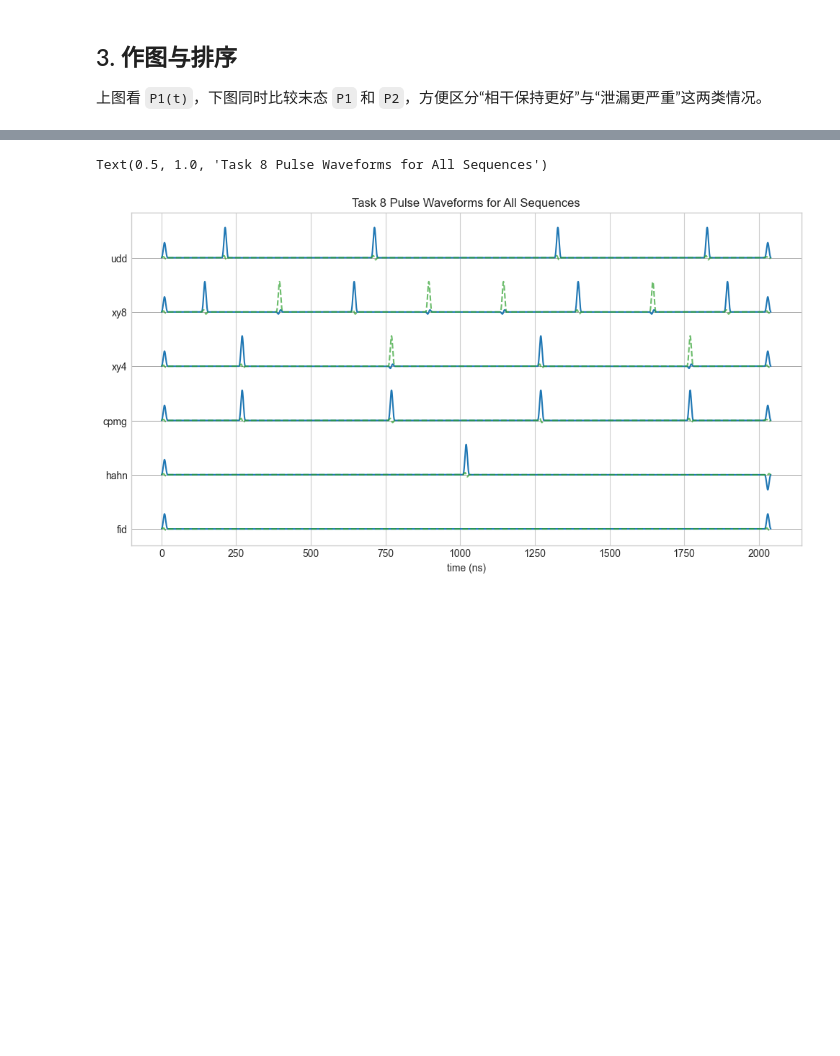
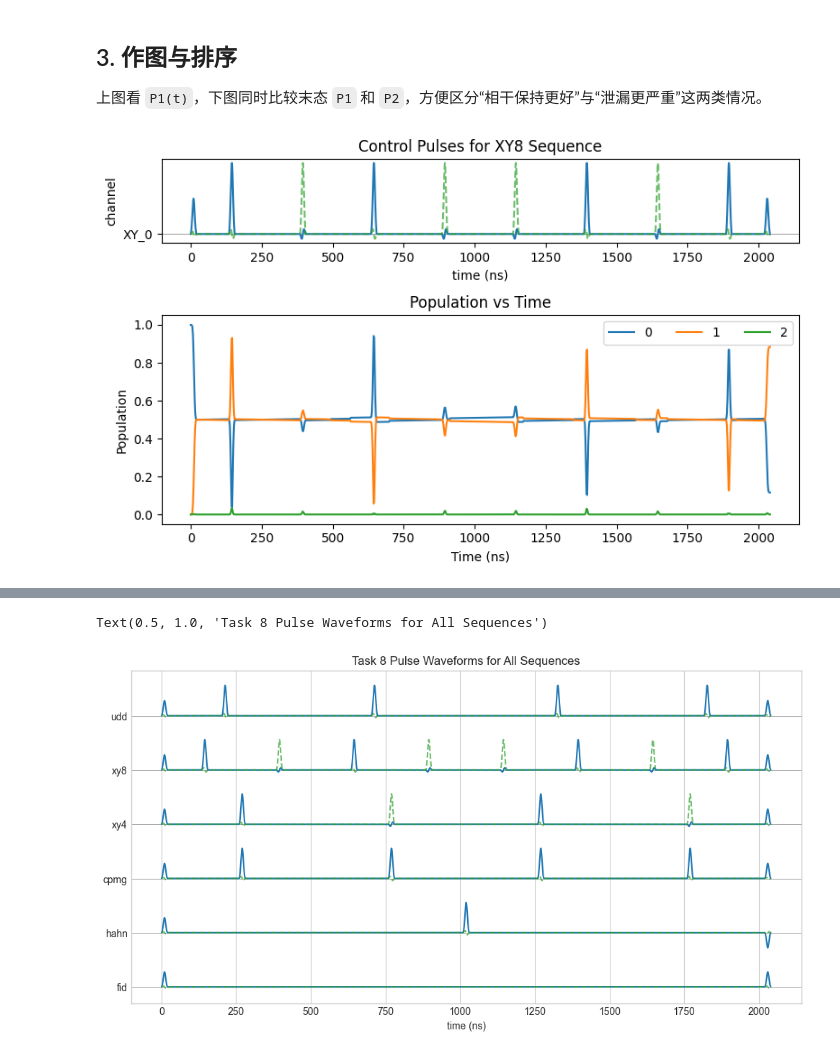
Before and after one commit to coding-xyz/MuSIQ, a Jupyter notebook: report/task8_dynamical_decoupling/task8_dynamical_decoupling.ipynb, the cells around one changed output, grey strips where cells are left out. Cells and saved outputs as stored; diff of their text form; code cells hidden in the pictures; blank space fills up the shorter version.

```diff
--- a/report/task8_dynamical_decoupling/task8_dynamical_decoupling.ipynb
+++ b/report/task8_dynamical_decoupling/task8_dynamical_decoupling.ipynb
@@ -159,6 +151,30 @@ cpmg | final P0=0.0915 | final P1=0.9084 | final P2=0.0001
 ## 3. 作图与排序
 
 上图看 `P1(t)`，下图同时比较末态 `P1` 和 `P2`，方便区分“相干保持更好”与“泄漏更严重”这两类情况。
+# %%
+from musiq.visualization import plot_case_metrics, plot_pulse, plot_sweep_metrics, plot_case_final_population
+
+circ_name = 'xy8'
+
+fig = plt.figure(figsize=(8, 5))
+gs = fig.add_gridspec(2, 1, height_ratios=[1,2.5])
+
+ax = fig.add_subplot(gs[0,0])
+plot_pulse(
+    ax, model, run_id=circ_name, extend_to_trajectory_end=True,
+    title = f"Control Pulses for {circ_name.upper()} Sequence",
+)
+ax = fig.add_subplot(gs[1,0])
+plot_case_metrics(
+    ax, model, f"case_{list(model.runs.keys()).index(circ_name)}",
+    "population_mean", time_unit="ns",
+    xlabel="Time (ns)", ylabel="Population", title="Population vs Time"
+)
+ax.legend(loc="upper right", ncol=3)
+fig.tight_layout()
+plt.savefig(FIG_DIR / f'{circ_name}_dynamics.png', dpi=300)
+# %% [output]
+[figure, added]
 # %%
 from random import random, randint
 
```
Also changed, not shown: parts of 8 cells of this notebook, 54 other files.
